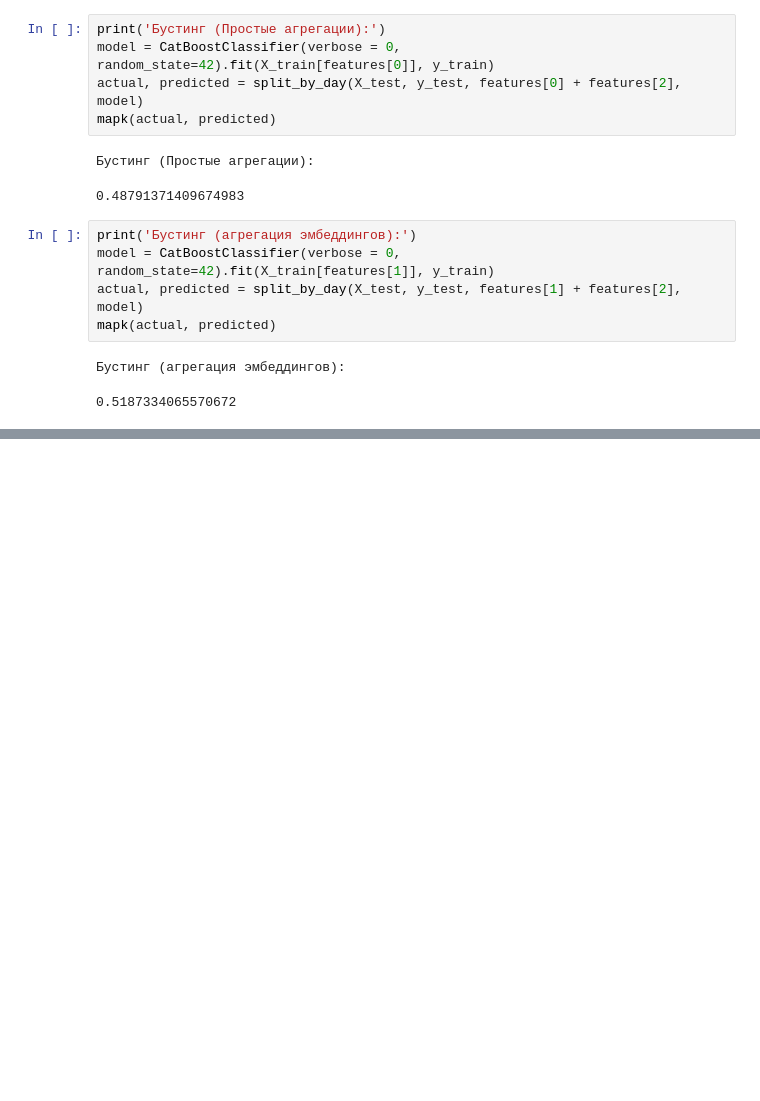
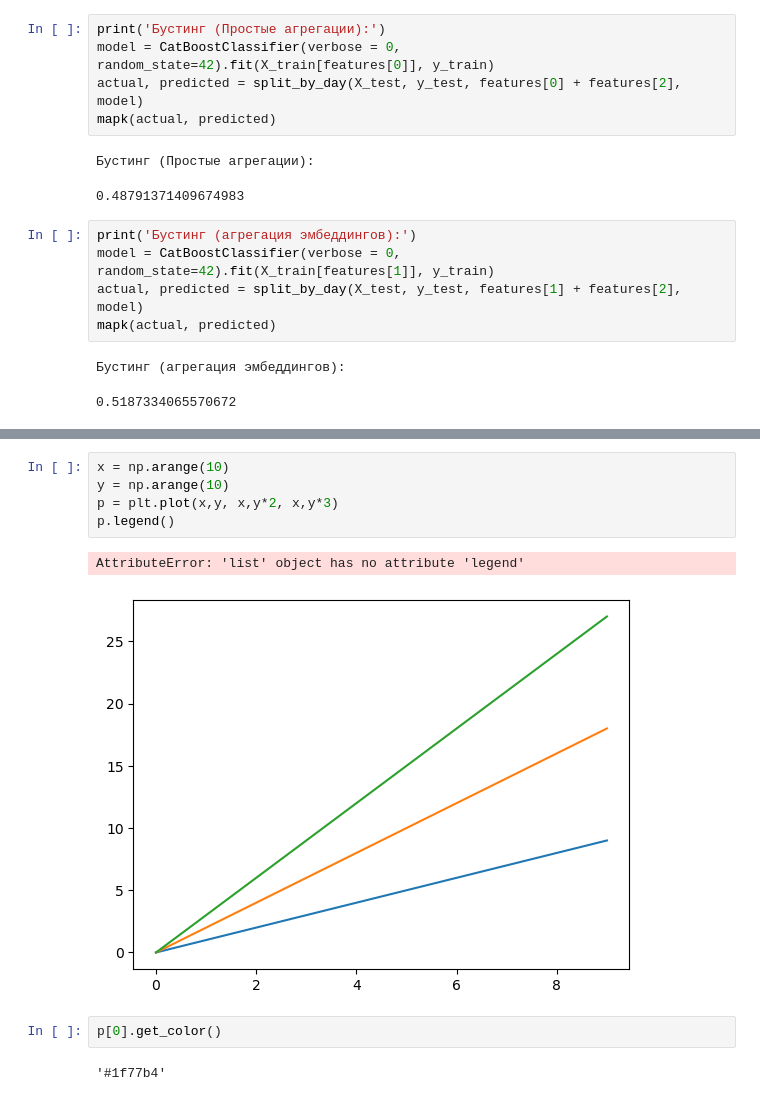
Before and after one commit to my-sas/Suppliers-time-series-analysis, a Jupyter notebook: notebooks/features_comparison.ipynb, the cells around one changed output, grey strips where cells are left out. Cells and saved outputs as stored; diff of their text form; blank space fills up the shorter version.

```diff
--- a/notebooks/features_comparison.ipynb
+++ b/notebooks/features_comparison.ipynb
@@ -187,0 +214,12 @@ mapk(actual, predicted)
+# %%
+x = np.arange(10)
+y = np.arange(10)
+p = plt.plot(x,y, x,y*2, x,y*3)
+p.legend()
+# %% [output]
+AttributeError: 'list' object has no attribute 'legend'
+[figure, added]
+# %%
+p[0].get_color()
+# %% [output]
+'#1f77b4'
```
Also changed, not shown: parts of 2 cells of this notebook, 8 other files.
